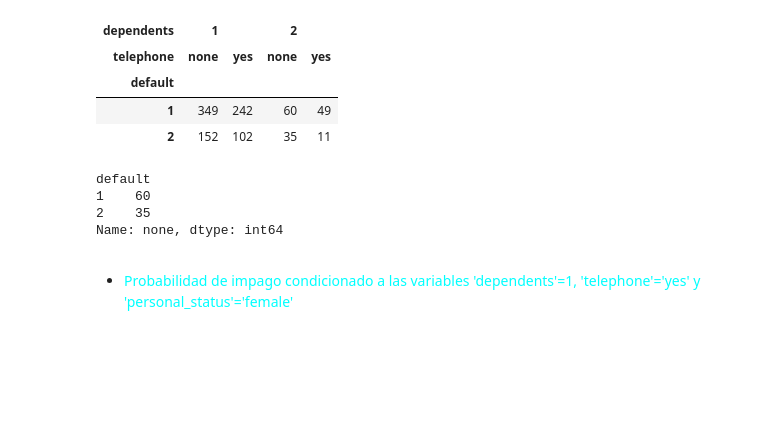
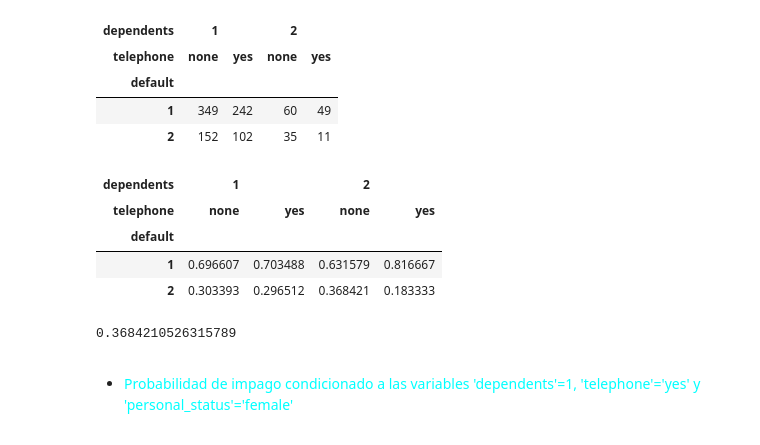
Before and after one commit to Vic263RP/MIA3-Formacion-2023-UV-AI, a Jupyter notebook: B1_HerramientasParaIA/T2_Estadistica/Tarea/tarea_1.ipynb, the cells around one changed output. Cells and saved outputs as stored; diff of their text form; code cells hidden in the pictures; blank space fills up the shorter version.

```diff
--- a/B1_HerramientasParaIA/T2_Estadistica/Tarea/tarea_1.ipynb
+++ b/B1_HerramientasParaIA/T2_Estadistica/Tarea/tarea_1.ipynb
@@ -81,13 +87,19 @@ default_DepTel
 | default |  |  |  |  |
 | 1 | 349 | 242 | 60 | 49 |
 | 2 | 152 | 102 | 35 | 11 |
+# %%
+dep_tel_vs_default = default_DepTel.div(default_DepTel.sum())
+dep_tel_vs_default
+# %% [output]
+| dependents | 1 |  | 2 |  |
+| telephone | none | yes | none | yes |
+| default |  |  |  |  |
+| 1 | 0.696607 | 0.703488 | 0.631579 | 0.816667 |
+| 2 | 0.303393 | 0.296512 | 0.368421 | 0.183333 |
 # %%
-default_DepTel[2]['none']
+dep_tel_vs_default[2]['none'][2]
 # %% [output]
-default
-1    60
-2    35
-Name: none, dtype: int64
+0.3684210526315789
 # %% [markdown]
 - <p style = 'color:cyan'>Probabilidad de impago condicionado a las variables 'dependents'=1, 'telephone'='yes' y 'personal_status'='female'</p>
 # %%
```
Also changed, not shown: parts of 11 cells of this notebook, 1 other file.
